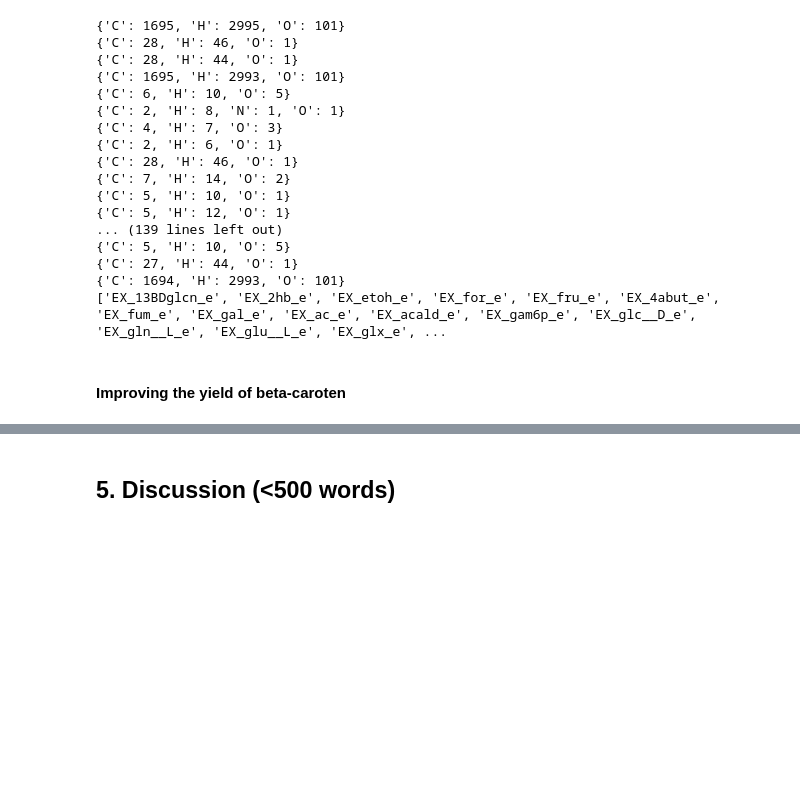
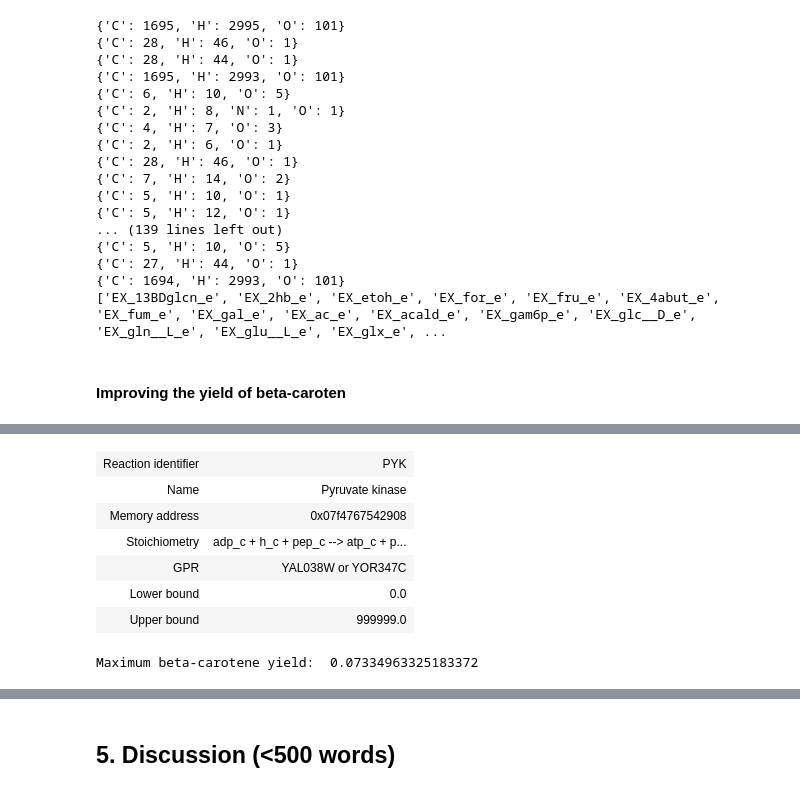
Before and after one commit to 27410/27410-2020-group-project-group-10-betacaroten-synthesis, a Jupyter notebook: Report.ipynb, the cells around one changed output, grey strips where cells are left out. Saved outputs shown, nothing was run; the diff lists cells and outputs as text; code cells hidden in the pictures; blank space fills up the shorter version.

```diff
--- a/Report.ipynb
+++ b/Report.ipynb
@@ -349,0 +366,17 @@ print(anaerobic_carbon_sources)
+# %%
+model_iMM904.reactions.PYK
+# %% [output]
+| Reaction identifier | PYK |
+| Name | Pyruvate kinase |
+| Memory address | 0x07f4767542908 |
+| Stoichiometry | adp_c + h_c + pep_c --> atp_c + p... |
+| GPR | YAL038W or YOR347C |
+| Lower bound | 0.0 |
+| Upper bound | 999999.0 |
+# %%
+with model_iMM904:
+    model_iMM904.reactions.PYK.bounds = 0,0
+    model_iMM904.objective = model_iMM904.reactions.EX_beta
+    print("Maximum beta-carotene yield: ",model_iMM904.optimize().objective_value)
+# %% [output]
+Maximum beta-carotene yield:  0.07334963325183372
```
Also changed, not shown: parts of 13 cells of this notebook.
